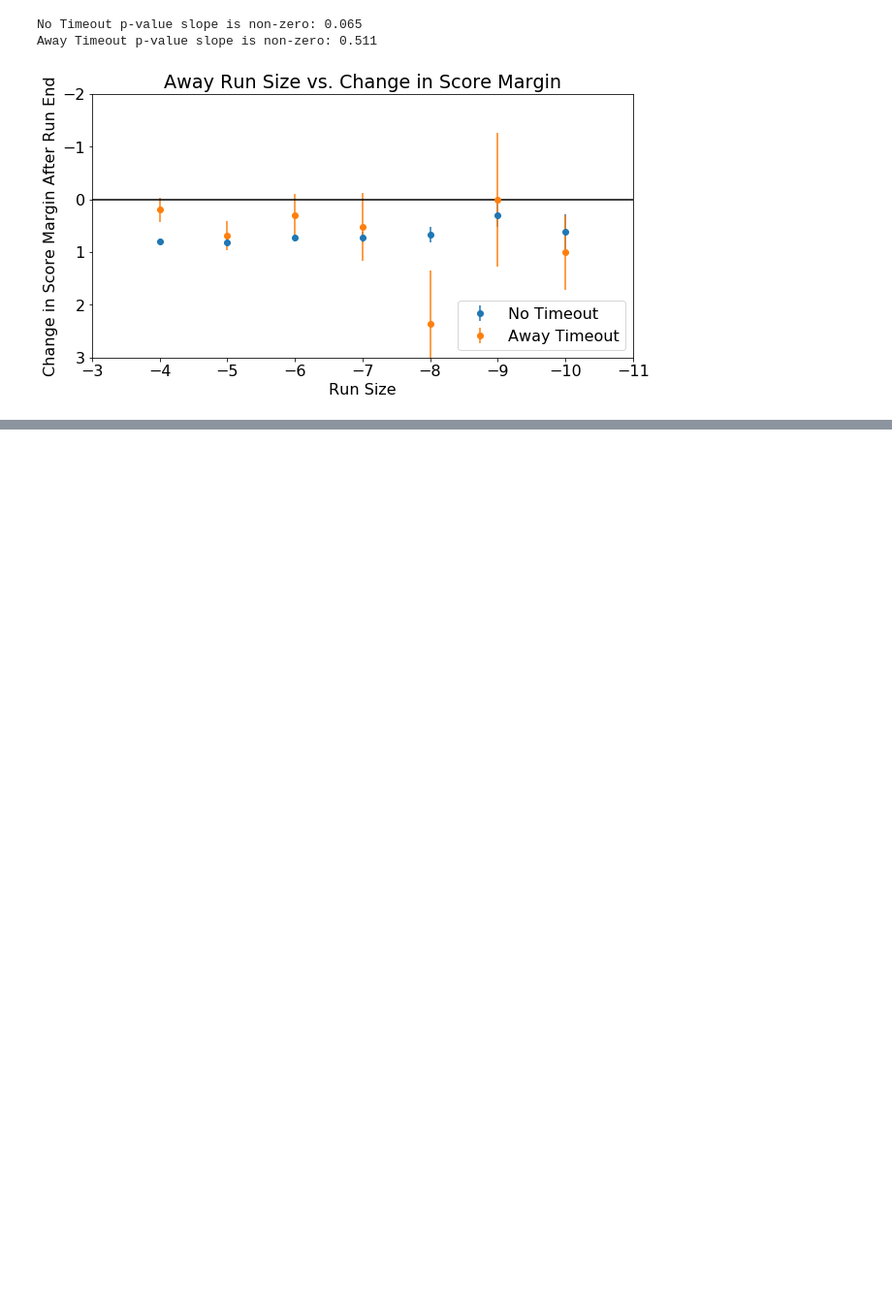
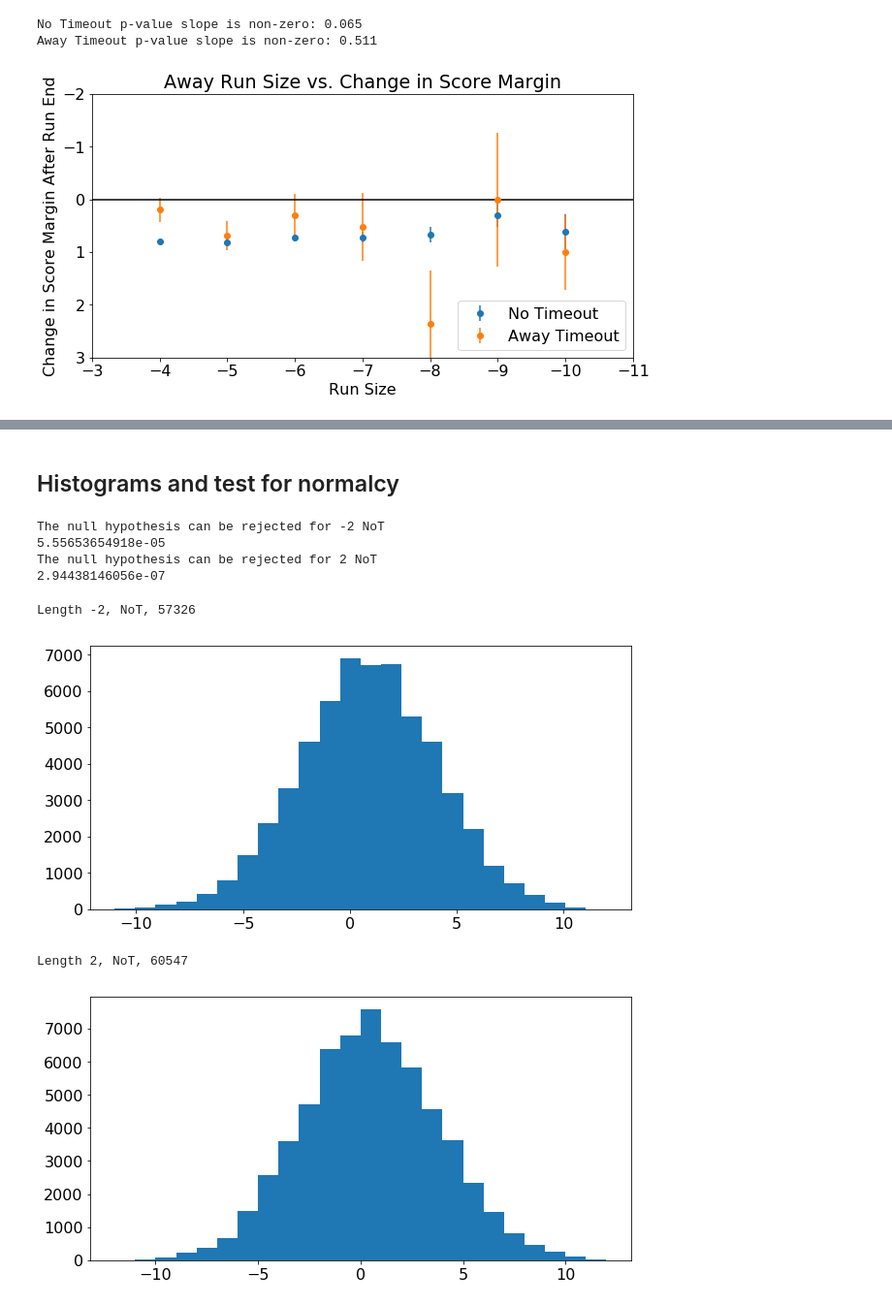
Before and after one commit to mattfred10/Timeout-Analyzer, a Jupyter notebook: Timeout_Analysis.ipynb, the cells around one changed output, grey strips where cells are left out. Shown at 97% size. Saved outputs shown, nothing was run; the diff lists cells and outputs as text; code cells hidden in the pictures; blank space fills up the shorter version.

```diff
--- a/Timeout_Analysis.ipynb
+++ b/Timeout_Analysis.ipynb
@@ -1003,7 +1136,43 @@ UnboundLocalError: local variable 'p_null' referenced before assignment
+# %% [markdown]
+## Histograms and test for normalcy
+# %%
+from scipy.stats import normaltest
+
+alpha = 0.001
+
+for to in ['AT', 'HT', 'OT', 'NoT']:
+    for i in range(-20,21):
+        try:
+            k2, p = normaltest(np_combined[(i,to)])
+        except KeyError:
+#             print('Key Error')
+#             print(i, to)
+            continue
+        except ValueError:
+#             print('Value Error')
+#             print(i,to)
+            continue
+
+        if p < alpha:  # null hypothesis: x comes from a normal distribution
+            print("The null hypothesis can be rejected for {} {}".format(i,to))
+            print(p)
+#         else:
+#             print(p)
+# %% [output]
+The null hypothesis can be rejected for -2 NoT
+5.55653654918e-05
+The null hypothesis can be rejected for 2 NoT
+2.94438146056e-07
 # %%
-plt.hist(np_combined[(10,'AT')], bins=16)
-print(len(np_combined[(10,'AT')]))
+plt.hist(np_combined[(-2, 'NoT')], bins=24)
+print('Length -2, NoT, {}'.format(len(np_combined[(-2,'NoT')])))
 plt.show()
-plt.hist(np_combined[(10,'NoT')], bins=16)
-print(len(np_combined[(10,'NoT')]))
+
+plt.hist(np_combined[(2, 'NoT')], bins=24)
+print('Length 2, NoT, {}'.format(len(np_combined[(2,'NoT')])))
 plt.show()
+# %% [output]
+Length -2, NoT, 57326
+[figure, added]
+Length 2, NoT, 60547
+[figure, added]
```
Also changed, not shown: parts of 49 cells of this notebook, 1 other file.
